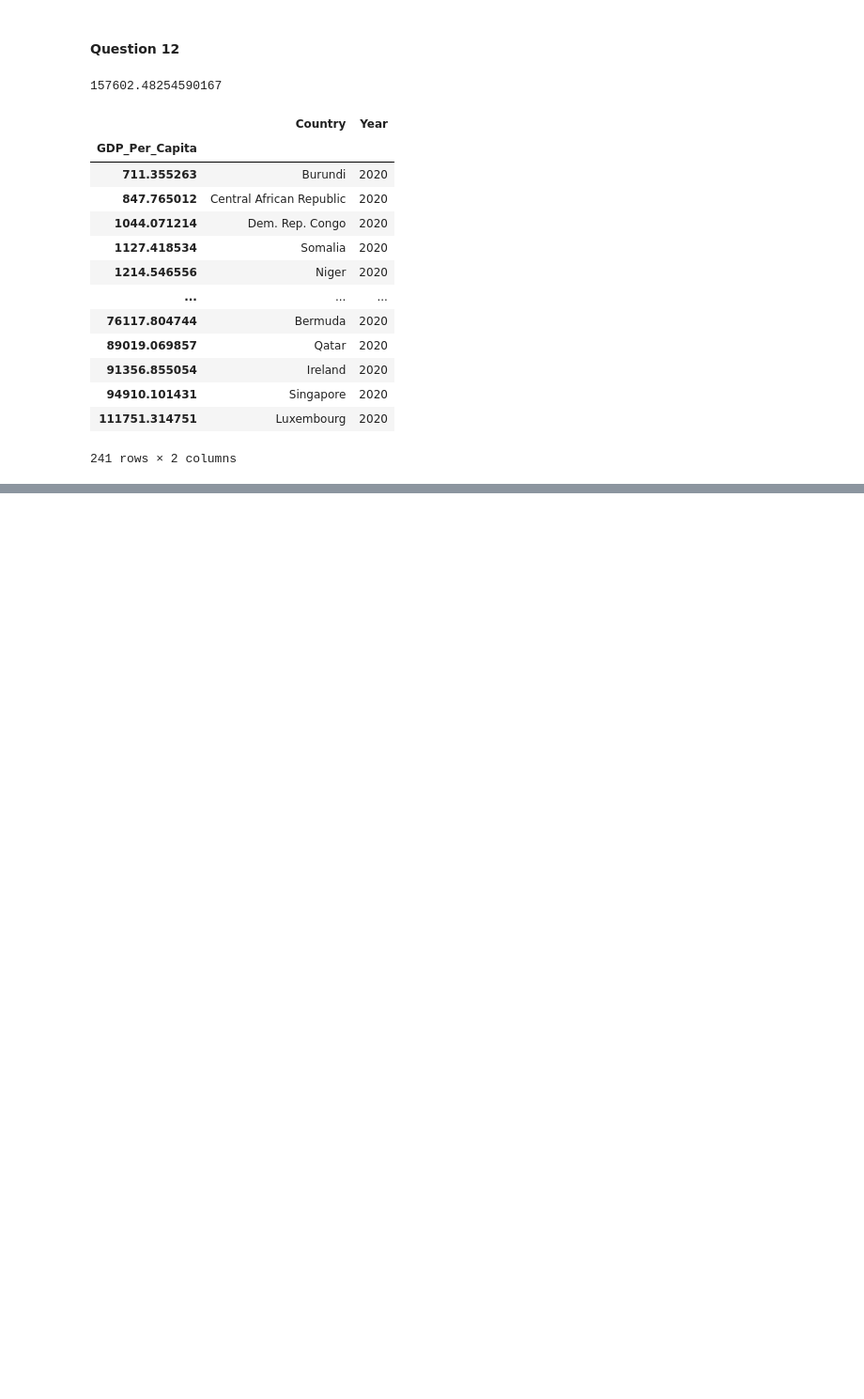
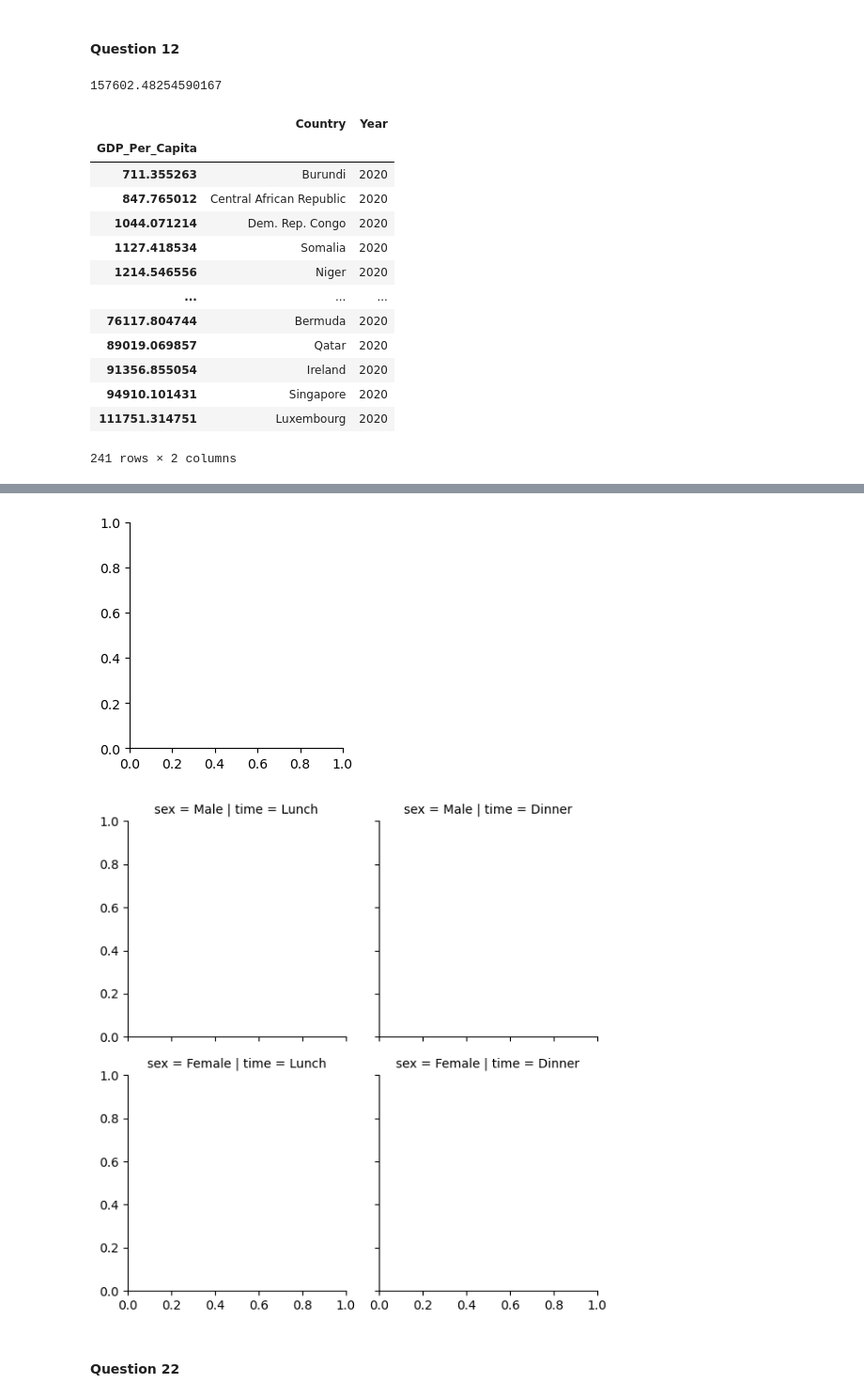
Before and after one commit to NSS-Data-Analytics-Cohort-11/undata-barbsjean, a Jupyter notebook: notebook/UN_data_analysis_DA11.ipynb, the cells around one changed output, grey strips where cells are left out. Shown: that part at 94% size. Drawn from its saved outputs; the diff is of its cells as text; code cells hidden in the pictures; blank space fills up the shorter version.

```diff
--- a/notebook/UN_data_analysis_DA11.ipynb
+++ b/notebook/UN_data_analysis_DA11.ipynb
@@ -209,0 +549,12 @@ plt.xlabel('
+# %%
+# internet_users_per_gdp_2014 = sns.FacetGrid(tips, col = "Year", hue = "Country")
+# internet_users_per_gdp_2014.mapk_dataframe(sns.scatterplot, x "
+
+tips = sns.load_dataset("tips")
+sns.FacetGrid(tips)
+g = sns.FacetGrid(tips, col="time", row="sex")
+# %% [output]
+[figure, added]
+[figure, added]
+# %% [markdown]
+#### Question 22
```
Also changed, not shown: parts of 33 cells of this notebook.
